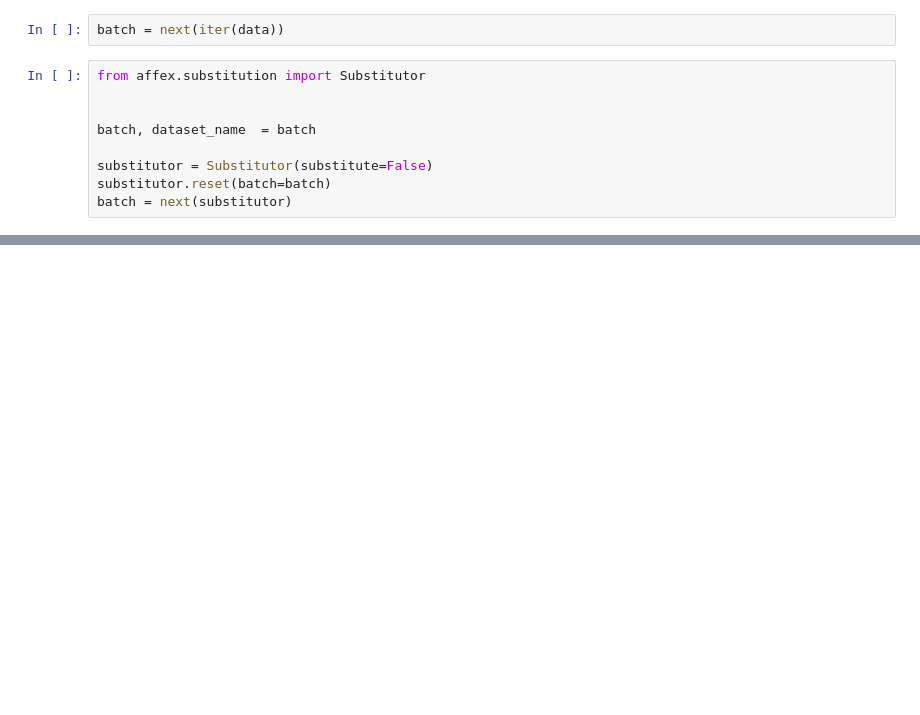
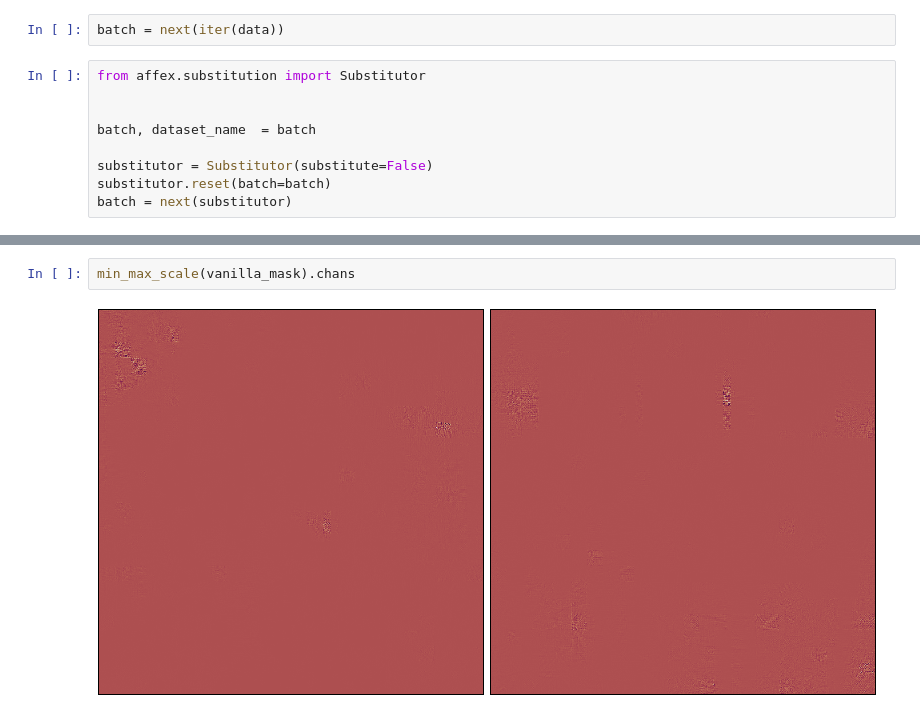
Before and after one commit to pasqualedem/AffinityExplainer, a Jupyter notebook: competitors.ipynb, the cells around one changed output, grey strips where cells are left out. Saved outputs shown, nothing was run; the diff lists cells and outputs as text; blank space fills up the shorter version.

```diff
--- a/competitors.ipynb
+++ b/competitors.ipynb
@@ -377,0 +170,4 @@ xAUC: tensor 0.956
+# %%
+min_max_scale(vanilla_mask).chans
+# %% [output]
+[figure, added]
```
Also changed, not shown: parts of 25 cells of this notebook, 15 other files.
